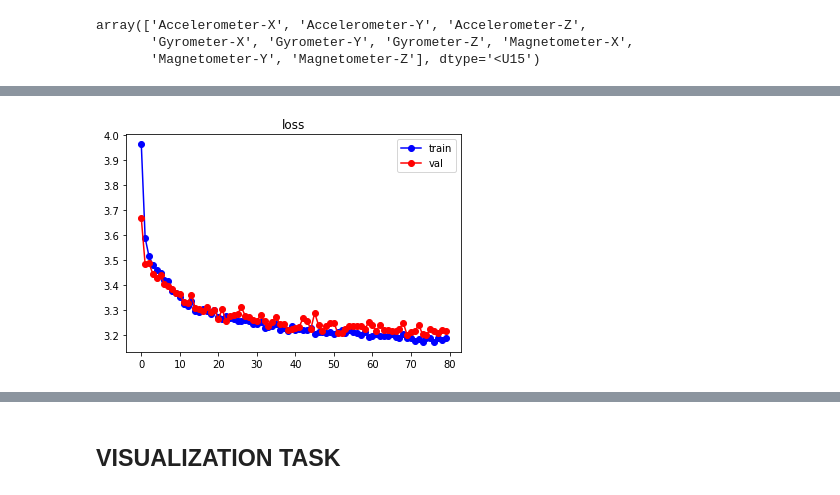
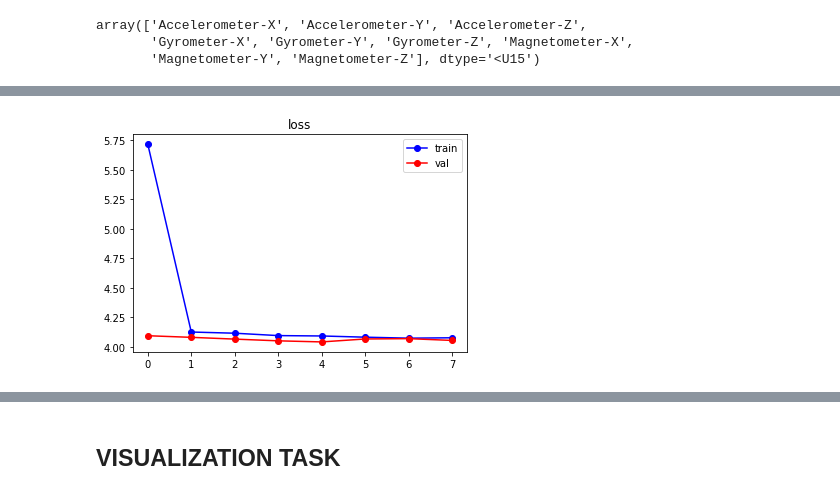
Before and after one commit to texsmv/mts_feature_learning, a Jupyter notebook: har_contrastive.ipynb, the cells around one changed output, grey strips where cells are left out. Saved outputs shown, nothing was run; the diff lists cells and outputs as text; code cells hidden in the pictures.

```diff
--- a/har_contrastive.ipynb
+++ b/har_contrastive.ipynb
@@ -5,16 +5,16 @@
 %autoreload 2
 
 import numpy as np
-from source.read_HAR_dataset import read_har_dataset, har_dimensions
+from source.read_HAR_dataset import read_har_dataset, har_dimensions, har_activities_map
 from source.utils import create_dir
 import os
 
 # Shuffle all data from all participants (SHOULD BE ONLY USED TO FIND THE BEST MODEL)
-SHUFFLE_ALL = True
+SHUFFLE_ALL = False
 LOSS = "SupConLoss" # "Contrastive" or "Triplet"  or "SupConLoss" or "SimCLR"
-SUBSEC_PORC = 0.75 # Porcentage of the window to be used as a sub-sequence
+SUBSEC_PORC = 0.9 # Porcentage of the window to be used as a sub-sequence
 FEAT_DIM = 16 # Dimension of the code of input to the LOSS criterion (IS NOT THE FEATERURE DIMENSION!!)
-EPOCHS   = 80 # You know ...
+EPOCHS   = 8 # You know ...
 EXP_DIR = 'experiments'
 
 mode = 'shuffle' if SHUFFLE_ALL else 'noshuffle'
@@ -33,6 +33,8 @@ activities = [
     "Downstairs",
     "Upstairs"
 ]
+
+har_activities = activities
 # %% [output]
 The autoreload extension is already loaded. To reload it, use:
   %reload_ext autoreload
@@ -76,9 +92,30 @@ array(['Accelerometer-X', 'Accelerometer-Y', 'Accelerometer-Z',
        'Gyrometer-X', 'Gyrometer-Y', 'Gyrometer-Z', 'Magnetometer-X',
        'Magnetometer-Y', 'Magnetometer-Z'], dtype='<U15')
 # %%
+from source.tserie import TSerie
 from source.utils import  filter_dimensions
 dimensions = ['Accelerometer-X', 'Accelerometer-Y', 'Accelerometer-Z', 'Gyrometer-X', 'Gyrometer-Y', 'Gyrometer-Z']
 
 X_train_f = filter_dimensions(X_train, har_dimensions, dimensions)
 X_test_f = filter_dimensions(X_test, har_dimensions, dimensions)
 X_val_f = filter_dimensions(X_val, har_dimensions, dimensions)
+
+mts_train = TSerie(X = X_train_f, y = y_train, I = I_train, dimensions = dimensions, classLabels=har_activities_map)
+mts_test = TSerie(X = X_test_f, y = y_test, I = I_test, dimensions = dimensions, classLabels=har_activities_map)
+mts_val = TSerie(X = X_val_f, y = y_val, I = I_val, dimensions = dimensions, classLabels=har_activities_map)
+
+
+minl, maxl = mts_train.minMaxNormalization()
+mts_val.minMaxNormalization(minl=minl, maxl=maxl)
+mts_test.minMaxNormalization(minl=minl, maxl=maxl)
+# mts_train.center()
+# mts_val.center()
+# mts_test.center()
+
+mts_train.znorm()
+mts_val.znorm()
+mts_test.znorm()
+
+minl, maxl = mts_train.minMaxNormalization()
+mts_val.minMaxNormalization(minl=minl, maxl=maxl)
+mts_test.minMaxNormalization(minl=minl, maxl=maxl)
@@ -86,16 +136,16 @@ X_val_f = filter_dimensions(X_val, har_dimensions, dimensions)
 from source.datasets import ContrastiveDataset
 from torch.utils.data import DataLoader
 
-train_dataset = ContrastiveDataset(X_train_f.transpose([0, 2, 1]).astype(np.float32), y_train, use_label=False)
+train_dataset = ContrastiveDataset(mts_train.X.transpose([0, 2, 1]).astype(np.float32), y_train, use_label=False)
 train_dataloader = DataLoader(train_dataset, batch_size=32, shuffle=True)
-val_dataset = ContrastiveDataset(X_val_f.transpose([0, 2, 1]).astype(np.float32), y_val, use_label=False)
+val_dataset = ContrastiveDataset(mts_val.X.transpose([0, 2, 1]).astype(np.float32), y_val, use_label=False)
 val_dataloader = DataLoader(val_dataset, batch_size=32, shuffle=True)
-test_dataset = ContrastiveDataset(X_test_f.transpose([0, 2, 1]).astype(np.float32), y_test, use_label=False)
+test_dataset = ContrastiveDataset(mts_test.X.transpose([0, 2, 1]).astype(np.float32), y_test, use_label=False)
 test_dataloader = DataLoader(test_dataset, batch_size=32, shuffle=True)
 # %%
 %autoreload 2
 from torch_snippets import *
-from source.models import SiameseNetwork, train_batch, train_batch_contrastive, train_batch_triplet, eval_batch, eval_batch_contrastive, eval_batch_triplet
+from source.models.contrastive.models import LSTMSiameseNetwork, SiameseNetwork, train_batch, train_batch_contrastive, train_batch_triplet, eval_batch, eval_batch_contrastive, eval_batch_triplet
 from source.losses import ContrastiveLoss, SupConLoss, TripletLoss
 from source.utils import ValueLogger
 import torch
@@ -108,7 +158,7 @@ subsequence_length = int(X_train_f.shape[1] * SUBSEC_PORC)
 
 print("Subsequence length: {}".format(subsequence_length))
 
-model      = SiameseNetwork(X_train_f.shape[2], subsequence_length, feat_dim=FEAT_DIM).to(device)
+model      = LSTMSiameseNetwork(X_train_f.shape[2], subsequence_length, device, feat_size=1024, encoding_size=8, head='mlp', conv_filters=[16, 16, 16], conv_kernels=[5, 5, 5]).to(device)
 
 model_path = os.path.join(EXP_PATH, 'model.pt')
 loss_path = os.path.join(EXP_PATH, 'loss.png')
@@ -192,4 +242,4 @@ Epoch[80] Val loss      avg: 3.2194265329612874
-[figure, old version]
+[figure, new version]
 # %%
 
 model = torch.load(model_path)
```
Also changed, not shown: parts of 13 cells of this notebook, 39 other files.
